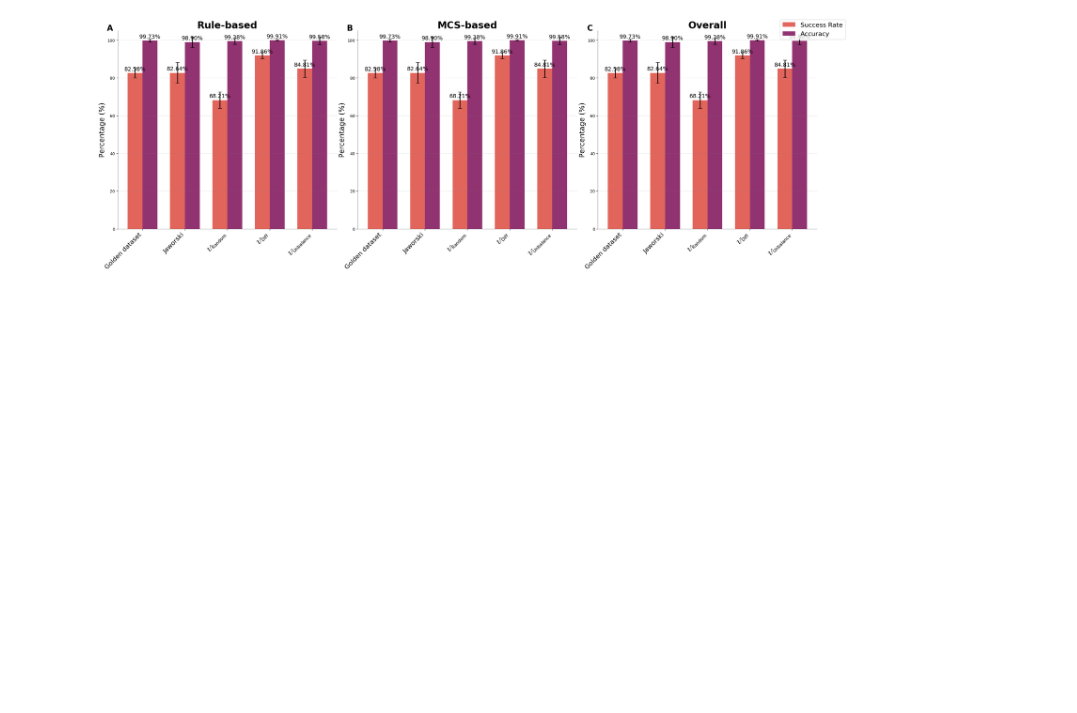
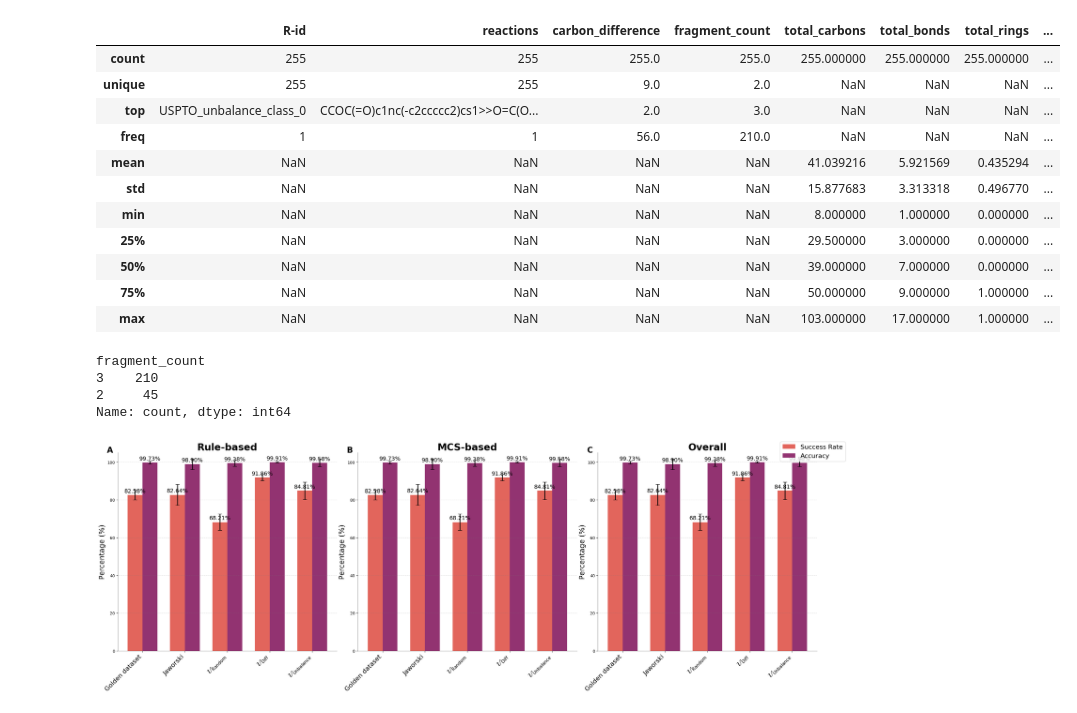
Before and after one commit to TieuLongPhan/SynRBL, a Jupyter notebook: Pipeline/Validation/Analysis/Analysis_vis.ipynb, the cells around one changed output. Drawn from its saved outputs; the diff is of its cells as text; code cells hidden in the pictures; blank space fills up the shorter version.

```diff
--- a/Pipeline/Validation/Analysis/Analysis_vis.ipynb
+++ b/Pipeline/Validation/Analysis/Analysis_vis.ipynb
@@ -43,3 +79,25 @@ Passing `palette` without assigning `hue` is deprecated and will be removed in v
+# %%
+data_all.describe(include='all')
+# %% [output]
+|  | R-id | reactions | carbon_difference | fragment_count | total_carbons | total_bonds | total_rings | ... |
+| count | 255 | 255 | 255.0 | 255.0 | 255.000000 | 255.000000 | 255.000000 | ... |
+| unique | 255 | 255 | 9.0 | 2.0 | NaN | NaN | NaN | ... |
+| top | USPTO_unbalance_class_0 | CCOC(=O)c1nc(-c2ccccc2)cs1>>O=C(O... | 2.0 | 3.0 | NaN | NaN | NaN | ... |
+| freq | 1 | 1 | 56.0 | 210.0 | NaN | NaN | NaN | ... |
+| mean | NaN | NaN | NaN | NaN | 41.039216 | 5.921569 | 0.435294 | ... |
+| std | NaN | NaN | NaN | NaN | 15.877683 | 3.313318 | 0.496770 | ... |
+| min | NaN | NaN | NaN | NaN | 8.000000 | 1.000000 | 0.000000 | ... |
+| 25% | NaN | NaN | NaN | NaN | 29.500000 | 3.000000 | 0.000000 | ... |
+| 50% | NaN | NaN | NaN | NaN | 39.000000 | 7.000000 | 0.000000 | ... |
+| 75% | NaN | NaN | NaN | NaN | 50.000000 | 9.000000 | 1.000000 | ... |
+| max | NaN | NaN | NaN | NaN | 103.000000 | 17.000000 | 1.000000 | ... |
+# %%
+data['fragment_count'].value_counts()
+# %% [output]
+fragment_count
+3    210
+2     45
+Name: count, dtype: int64
 # %%
 import pandas as pd
 import numpy as np
```
Also changed, not shown: parts of 9 cells of this notebook.
